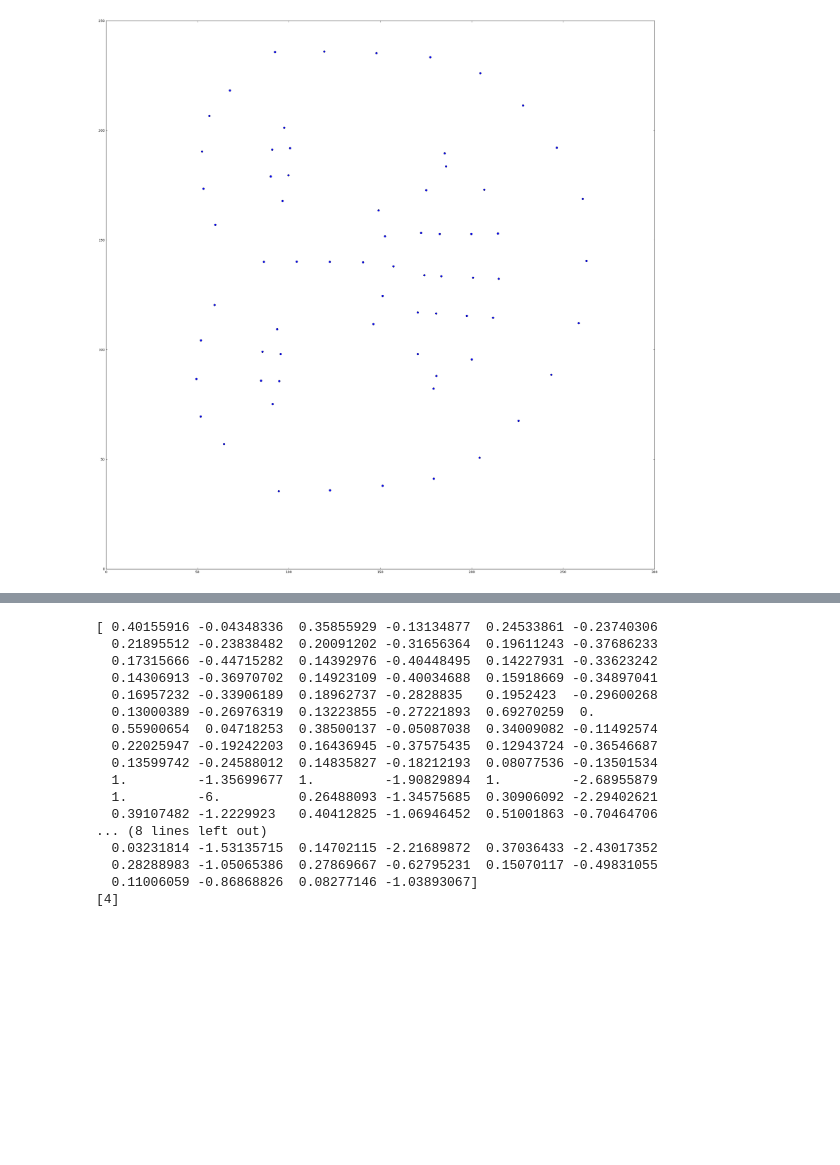
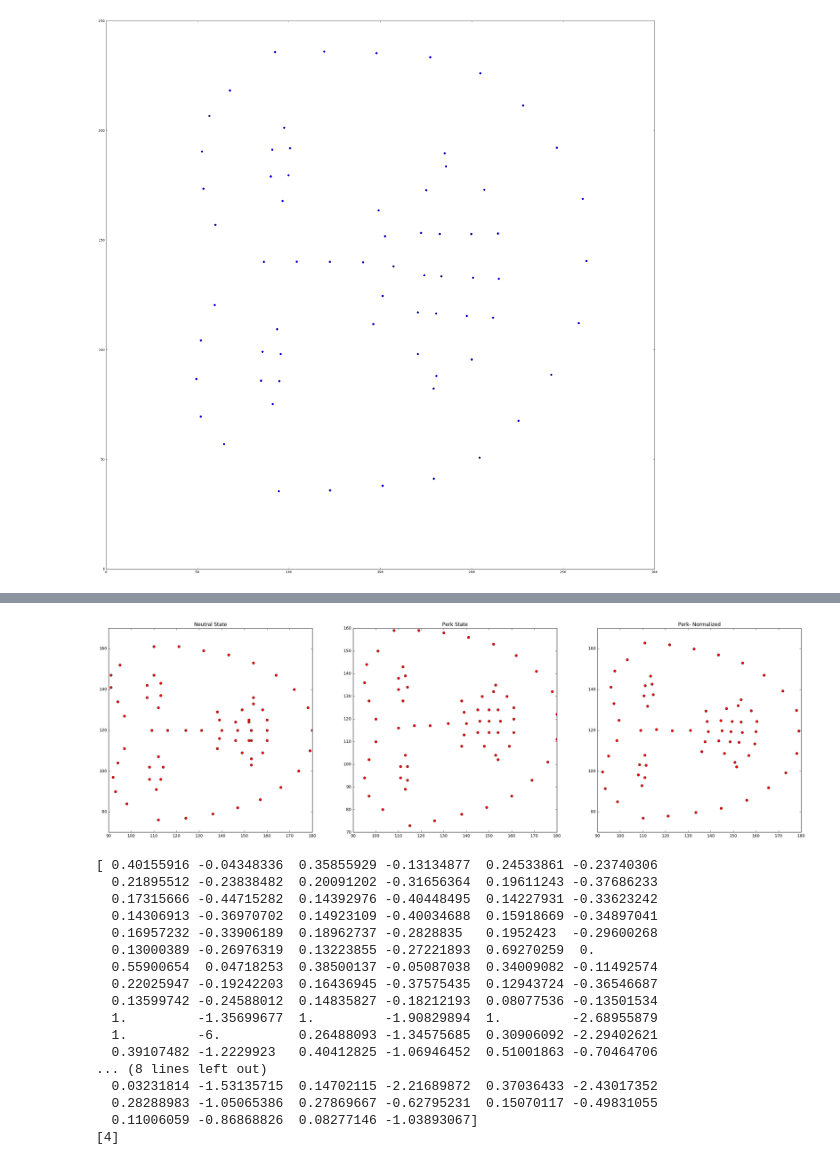
Before and after one commit to LeeKien95/GR, a Jupyter notebook: New_SVM_Models.ipynb, the cells around one changed output, grey strips where cells are left out. Cells and saved outputs as stored; diff of their text form; code cells hidden in the pictures; blank space fills up the shorter version.

```diff
--- a/New_SVM_Models.ipynb
+++ b/New_SVM_Models.ipynb
@@ -44,6 +44,12 @@ def landmark_normalize(landmark):
         p[1] = p[1]/float(vector_max)
     return landmark
 
+
+def rolate(vector, angle):
+    rx = vector[0]*(math.cos(angle)) - vector[1]*(math.sin(angle))
+    ry = vector[0]*(math.sin(angle)) + vector[1]*(math.cos(angle))
+    return [rx, ry]
+
 #chuan hoa mang 68 diem landmark cua perk state theo neutral state
 def normalize_perk_landmark(landmark_perk, landmark_neutral):
     neutral_center = landmark_neutral[30]
@@ -62,6 +68,16 @@ def normalize_perk_landmark(landmark_perk, landmark_neutral):
     for lm in landmark_perk:
         lm[0] = (perk_center[0] - lm[0]) * (1 - ratio) + lm[0]
         lm[1] = (perk_center[1] - lm[1]) * (1 - ratio) + lm[1]
+
+    #rolate the mask of perk to match neutral
+    sign_y = scale_perk[0]*scale_neutral[1] - scale_perk[1]*scale_neutral[0]
+    sign_x = scale_perk[0]*scale_neutral[0] + scale_perk[1]*scale_neutral[1]
+    angle = math.atan2(sign_y, sign_x)
+    for lm in landmark_perk:
+        tmp_vector = [lm[0] - landmark_perk[30][0],lm[1] - landmark_perk[30][1]]
+        new_vector = rolate(tmp_vector, angle)
+        lm[0] = new_vector[0] + landmark_perk[30][0]
+        lm[1] = new_vector[1] + landmark_perk[30][1]
 
     return landmark_perk
 
@@ -399,3 +401,66 @@ plt.show()
+# %%
+#process data sent from app
+base_data = [76, 112, 77, 124, 79, 136, 82, 147, 86, 157, 92, 166, 100, 174, 110, 179, 120, 180, 131, 178, 140, 172, 147, 164, 153, 154, 157, 143, 159, 132, 161, 121, 161, 110, 84, 98, 90, 93, 97, 92, 104, 94, 111, 97, 127, 97, 134, 94, 141, 91, 147, 91, 152, 95, 120, 109, 120, 116, 120, 124, 120, 131, 111, 138, 116, 139, 120, 140, 125, 139, 129, 138, 91, 111, 96, 108, 102, 108, 107, 112, 102, 114, 96, 113, 131, 112, 136, 107, 142, 107, 147, 110, 143, 113, 137, 113, 103, 153, 109, 149, 115, 146, 120, 147, 124, 146, 130, 149, 136, 154, 130, 158, 125, 160, 120, 160, 115, 160, 109, 158, 106, 153, 115, 152, 120, 153, 125, 152, 133, 154, 124, 152, 120, 153, 115, 153]
+landmark_data = [73, 115, 75, 126, 78, 138, 81, 149, 86, 160, 93, 169, 101, 176, 111, 180, 122, 180, 132, 178, 141, 171, 148, 162, 153, 152, 156, 141, 158, 130, 159, 119, 159, 108, 80, 103, 86, 97, 94, 95, 102, 97, 110, 100, 120, 100, 128, 97, 136, 95, 144, 96, 150, 101, 116, 110, 117, 117, 117, 124, 118, 132, 108, 138, 113, 139, 118, 140, 123, 139, 128, 138, 89, 113, 94, 111, 99, 111, 104, 113, 99, 114, 93, 114, 128, 112, 133, 110, 138, 110, 143, 112, 139, 113, 134, 114, 102, 154, 108, 148, 114, 145, 119, 146, 124, 145, 130, 147, 135, 153, 130, 158, 125, 161, 120, 161, 114, 161, 108, 159, 104, 153, 114, 150, 119, 150, 124, 150, 132, 152, 124, 154, 119, 155, 114, 154]
+
+
+
+
+landmark_neutral = []
+landmark_perk = []
+landmarkChange = []
+
+for i in range (0,68):
+    landmark_neutral.append([base_data[2*i], base_data[2*i+1]])
+    landmark_perk.append([landmark_data[2*i], landmark_data[2*i+1]])
+x = []
+y = []
+# print(result.image.height)
+# plt.figure(figsize=(10,10))
+# test_images[0].landmarks['PTS'].lms.points
+
+# plt.figure(figsize=(10,10))
+# x = []
+# y = []
+# for point in landmark_neutral:
+#     x.append(point[1])
+#     y.append(point[0])
+# plt.plot(x,y, 'bo')
+plt.figure(figsize=(30,30))
+plt.subplot(331)
+x = []
+y = []
+# landmark_perk = normalize_perk_landmark(landmark_neutral, landmark_perk)
+for lm in landmark_neutral:
+    x.append(lm[1])
+    y.append(lm[0])
+plt.gca().set_title('Neutral State')
+plt.plot(x,y, 'ro')
+
+plt.subplot(332)
+x = []
+y = []
+for point in landmark_perk:
+    x.append(point[1])
+    y.append(point[0])
+plt.gca().set_title('Perk State')
+plt.plot(x,y, 'ro')
+
+
+plt.subplot(333)
+x = []
+y = []
+landmark_perk = normalize_perk_landmark(landmark_perk, landmark_neutral)
+for point in landmark_perk:
+    x.append(point[1])
+    y.append(point[0])
+plt.gca().set_title('Perk- Normalized')
+plt.plot(x,y, 'ro')
+
+
+plt.show()
+# %% [output]
+[figure, added]
 # %%
 landmark = [11, -1, 12, -3, 11, -5, 12, -5, 13, -6, 15, -7, 15, -7, 14, -5, 14, -5, 13, -8, 12, -10, 11, -10, 10, -11, 10, -10, 9, -11, 5, -10, 4, -10, 11, 0, 9, 1, 6, -1, 6, -2, 4, -3, 3, -5, 2, -7, 2, -6, 2, -5, 1, -4, 4, -6, 5, -6, 6, -6, 7, -6, 6, -10, 7, -11, 9, -10, 9, -12, 11, -12, 11, -2, 9, 0, 8, -1, 7, -5, 9, -6, 11, -5, 3, -7, 2, -4, 0, -5, 0, -7, 0, -8, 2, -8, 3, -20, 4, -17, 6, -16, 9, -18, 11, -18, 15, -22, 17, -24, 16, -16, 14, -12, 11, -11, 8, -11, 5, -12, 2, -19, 6, -20, 10, -20, 11, -21, 17, -23, 13, -10, 11, -9, 7, -9]
 
```
Also changed, not shown: parts of 4 cells of this notebook, 17 other files.
